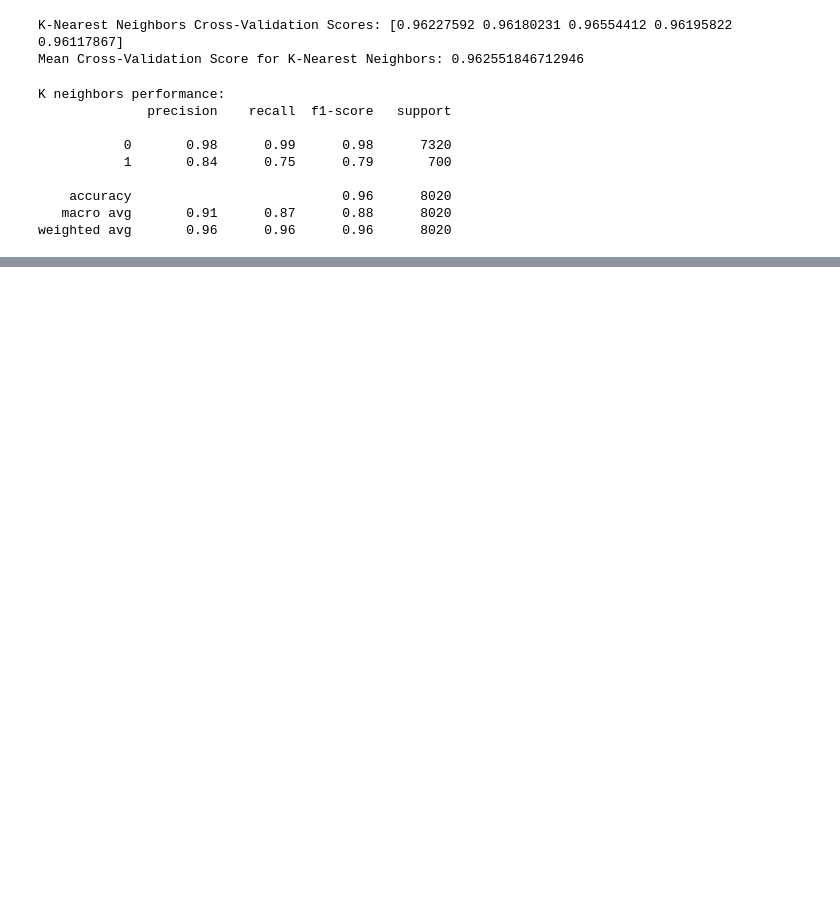
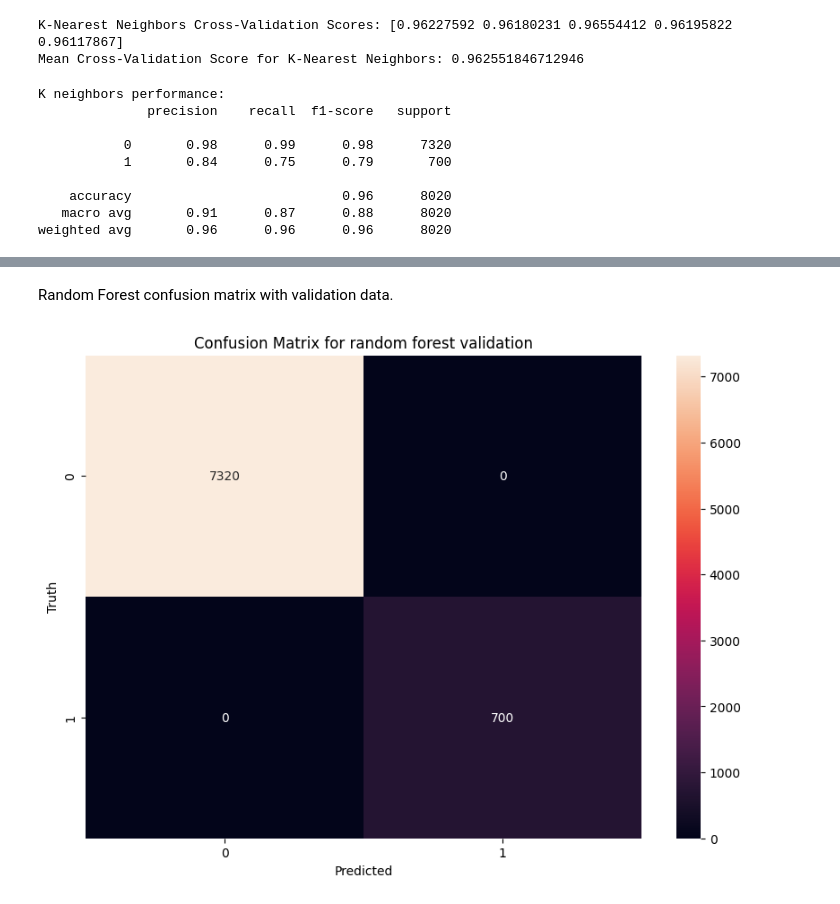
Before and after one commit to mau-JS/OracleML, a Jupyter notebook: CreditML.ipynb, the cells around one changed output, grey strips where cells are left out. Drawn from its saved outputs; the diff is of its cells as text; code cells hidden in the pictures; blank space fills up the shorter version.

```diff
--- a/CreditML.ipynb
+++ b/CreditML.ipynb
@@ -970,0 +1062,20 @@ plt.show()
+# %%
+# Define the model
+random_forest = RandomForestClassifier(n_estimators=100, random_state=42)
+
+# Train the model
+random_forest.fit(X_train_scaled, y_train)
+
+# Make predictions on your validation data
+rf_predictions_val = random_forest.predict(X_val_scaled)
+
+# Evaluate your model
+print("Random Forest performance on validation data:")
+print(classification_report(y_val, rf_predictions_val))
+
+# Make predictions on your test data
+rf_predictions_test = random_forest.predict(X_test_scaled)
+
+# Evaluate your model on test data
+print("Random Forest performance on test data:")
+print(classification_report(y_test, rf_predictions_test))
@@ -970,0 +1102,13 @@ plt.show()
+# %% [markdown]
+Random Forest confusion matrix with validation data.
+# %%
+rf_cm_val = confusion_matrix(y_val, rf_predictions_val)
+# Plotting confusion matrix for K-Nearest Neighbors
+plt.figure(figsize=(10,7))
+sns.heatmap(rf_cm_val, annot=True, fmt='d')
+plt.title('Confusion Matrix for random forest validation')
+plt.xlabel('Predicted')
+plt.ylabel('Truth')
+plt.show()
+# %% [output]
+[figure, added]
```
Also changed, not shown: parts of 16 cells of this notebook.
